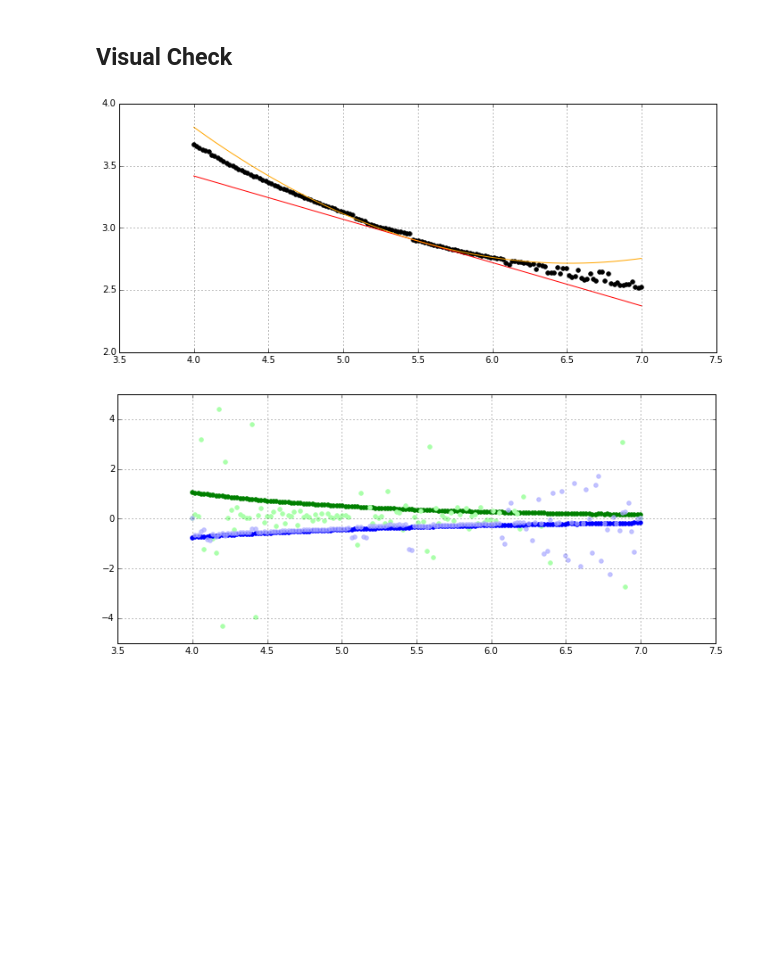
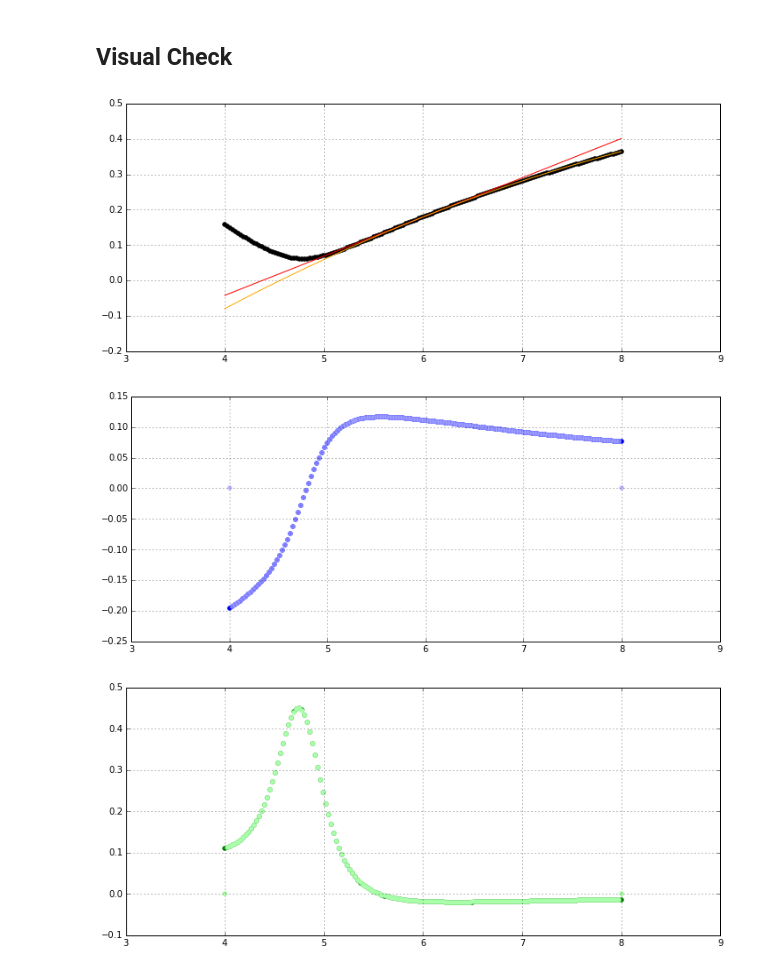
Before and after one commit to toni88x/rebound, a Jupyter notebook: python_examples/LangevinMCMC-2nd-Order.ipynb, the cells around one changed output. Saved outputs shown, nothing was run; the diff lists cells and outputs as text; code cells hidden in the pictures; blank space fills up the shorter version.

```diff
--- a/python_examples/LangevinMCMC-2nd-Order.ipynb
+++ b/python_examples/LangevinMCMC-2nd-Order.ipynb
@@ -79,12 +80,12 @@ def simulation(cart):
             mm = r.Particle(primary=ps[0],a=cart2[0],e=np.clip(cart2[1],0.,0.9),anom=cart2[2],omega=cart2[3])
 
             vari = N*_id+1+N+numvar*N
-            ps[vari].x  = .5*(mp.x  - 2.*ps[1].x  + mm.x )
-            ps[vari].y  = .5*(mp.y  - 2.*ps[1].y  + mm.y )
-            ps[vari].z  = .5*(mp.z  - 2.*ps[1].z  + mm.z )
-            ps[vari].vx = .5*(mp.vx - 2.*ps[1].vx + mm.vx)
-            ps[vari].vy = .5*(mp.vy - 2.*ps[1].vy + mm.vy)
-            ps[vari].vz = .5*(mp.vz - 2.*ps[1].vz + mm.vz)
+            ps[vari].x  = 1.*(mp.x  - 2.*ps[1].x  + mm.x )
+            ps[vari].y  = 1.*(mp.y  - 2.*ps[1].y  + mm.y )
+            ps[vari].z  = 1.*(mp.z  - 2.*ps[1].z  + mm.z )
+            ps[vari].vx = 1.*(mp.vx - 2.*ps[1].vx + mm.vx)
+            ps[vari].vy = 1.*(mp.vy - 2.*ps[1].vy + mm.vy)
+            ps[vari].vz = 1.*(mp.vz - 2.*ps[1].vz + mm.vz)
             #if _id ==0:
             #    print ps[vari].vx,ps[vari].vy
             _id +=1
@@ -92,7 +93,7 @@ def simulation(cart):
 
     sim_rv = 0.
     sim_rvd = np.zeros(numvar)
-    sim_rvd2 = np.zeros(numvar*(numvar+1)/2)
+    sim_rvd2 = np.zeros((numvar*(numvar+1)/2,2))
     for i,t in enumerate(data_t):
         r.integrate(t)
         dv = ps[1].vx-data_rv[i]
@@ -105,9 +106,9 @@ def simulation(cart):
             for k in range(l+1):
                 idvar2 = _id*N+N*numvar+N+1
 
-                d1 = 4.*ps[idvar2].vx*(dv+ps[k*N+1+N].vx+ps[idvar2].vx) + 2.*(ps[k*N+1+N].vx+2.*ps[idvar2].vx)**2
+                sim_rvd2[_id][0] += 2.*ps[idvar2].vx*(dv+ps[k*N+1+N].vx+0.5*ps[idvar2].vx) + 2.*(ps[k*N+1+N].vx+ps[idvar2].vx)**2
+                sim_rvd2[_id][1] += 2.*(ps[idvar2].vx+ps[k*N+1+N].vx)*(dv+ps[k*N+1+N].vx+0.5*ps[idvar2].vx)
 
-                sim_rvd2[_id] += 2.*ps[idvar2].vx*(dv+ps[k*N+1+N].vx+1./2.*ps[idvar2].vx)
                 #(ps[k*N+1+N].vx)**2 + 2.*dv*ps[idvar2].vx + 6.*ps[idvar2].vx*ps[l*N+1+N].vx + 3.*(ps[idvar2].vx)**2
 
                 #if _id ==0 and i == len(data_t)-1:
@@ -124,7 +125,7 @@ def simulation(cart):
     _id = 0
     for l in range(numvar):
         for k in range(l+1):
-            fdd =   -sim_rvd[k]*sim_rvd[l]/(4.*(delta**2)*(err**3)) + sim_rvd2[_id]/(2.*(delta**2)*err)
+            fdd =   sim_rvd2[_id][0]/(2.*(delta**2)*err) - (sim_rvd2[_id][1])**2/(4.*(delta**2)*(err**3))
             #fdd =   (errd2[_id][0] -  errd2[_id][3])
             #if _id==0:
             #    print fdd, errd[0,0]-errd[0,1]
@@ -140,7 +141,8 @@ def simulation(cart):
 ## Visual Check
 # %%
 gamma = 0.05
-a = np.array([4.5,0.6,0.,0.]) # initial parameters
+a0 = np.array([4.5,0.1,0.,-np.pi/2.]) # initial parameters
+a = a0.copy()
 sim_rvs = []             # for plotting
 
 lastp = 1e200
@@ -150,7 +152,7 @@ lastgradient = []
 sim_rv0 = simulation_rv(a)
 
 N_grid = 150
-a_s = np.linspace(4.0,7.0,N_grid)
+a_s = np.linspace(4.0,8.0,N_grid)
 
 errs = np.zeros(N_grid)
 gradients = np.zeros(N_grid)
@@ -168,7 +170,6 @@ for i,at in enumerate(a_s):
 def widget_plot(ind):
     ind = int(ind)
     fig = plt.figure(figsize=(12,5))
-    plt.ylim([2,4])
     plt.scatter(a_s, errs, color="k");
 
     def f(a,i):
@@ -177,41 +178,48 @@ def widget_plot(ind):
 
     a_s_fine = np.linspace(a_s[0],a_s[-1],N_grid*10)
     err_fine = np.zeros(N_grid*10)
     err_fine2 = np.zeros(N_grid*10)
     for i,a in enumerate(a_s_fine):
         err_fine[i], err_fine2[i] = f(a,ind)
     plt.plot(a_s_fine, err_fine, color="r");
     plt.plot(a_s_fine, err_fine2, color="#FFA500");
     plt.grid()
 
 
 
-    fig2 = plt.figure(figsize=(12,5))
-    plt.ylim([-5,5])
     gradient_direct = np.zeros(N_grid)
     hessian_direct = np.zeros(N_grid)
     for i,a in enumerate(a_s_fine):
         if i>0 and i<N_grid-1:
             gradient_direct[i] = (errs[i+1]-errs[i-1])/(a_s[i+1]-a_s[i-1])
-            hessian_direct[i]  = (errs[i+1]-2.*errs[i]+errs[i-1])/((a_s[i+1]-a_s[i-1])*(a_s[i+1]-a_s[i-1]))
+            hessian_direct[i]  = (errs[i+1]-2.*errs[i]+errs[i-1])/((a_s[i+1]-a_s[i])*(a_s[i]-a_s[i-1]))
 
-    plt.scatter(a_s, hessians, color="g");
-    plt.scatter(a_s, hessian_direct, color="#aaffaa");
+    fig2 = plt.figure(figsize=(12,5))
     plt.scatter(a_s, gradients, color="b");
     plt.scatter(a_s, gradient_direct, color="#aaaaff",alpha=0.7);
     plt.grid()
 
 
-    return fig, fig2
+    fig3 = plt.figure(figsize=(12,5))
+    #plt.ylim([-.02,.02])
+    plt.scatter(a_s, hessians, color="g");
+    plt.scatter(a_s, hessian_direct, color="#aaffaa");
+    plt.grid()
+
+
+
+
+    return fig, fig2, fig3
 
 
 w = interactive(widget_plot,
                 ind=(0,N_grid))
 
 display(w)
 # %% [output]
-[figure, old version]
+[figure, new version]
-[figure, old version]
+[figure, new version]
+[figure, added]
 # %%
 hessians
 # %% [output]
```
Also changed, not shown: parts of 5 cells of this notebook.
